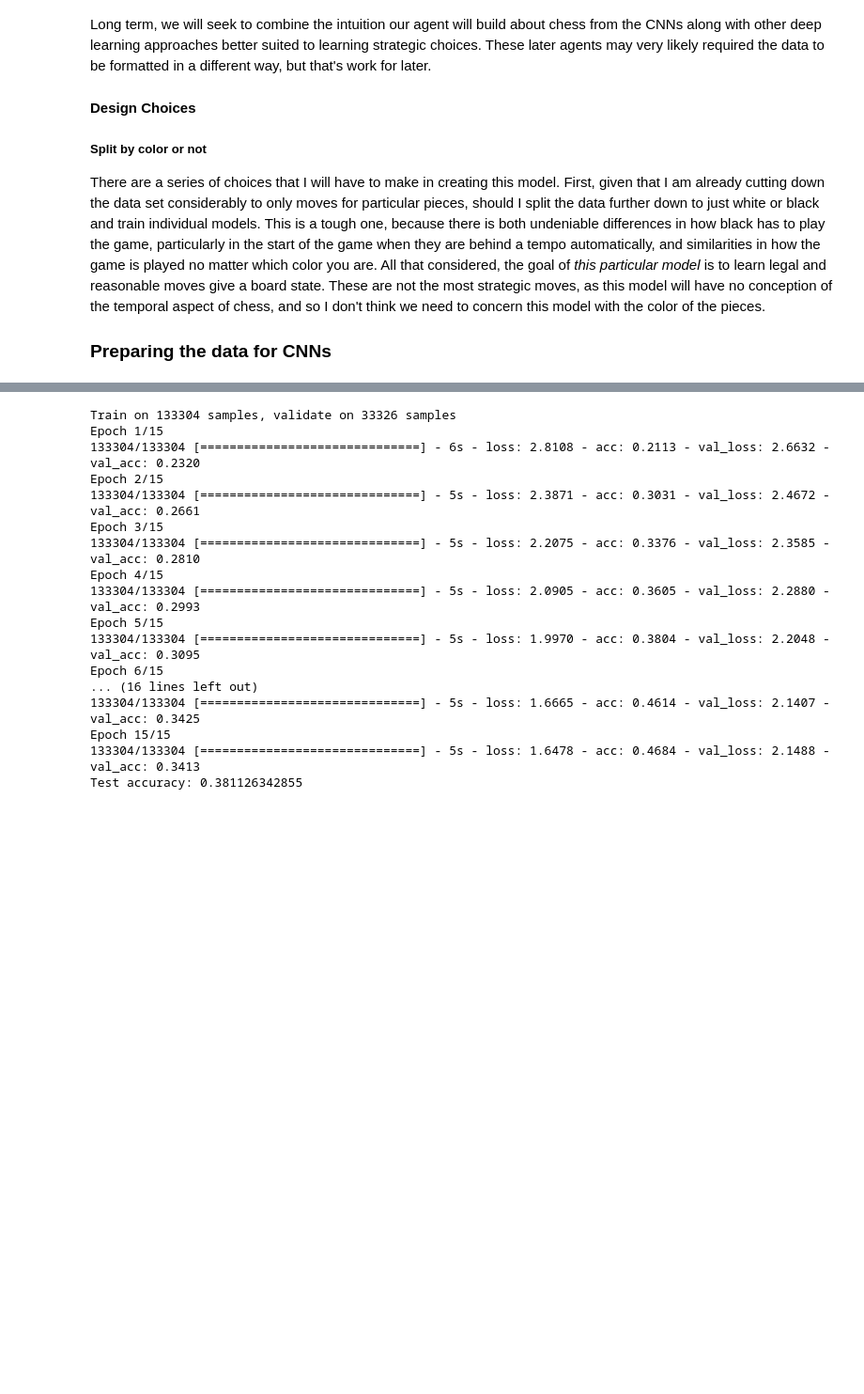
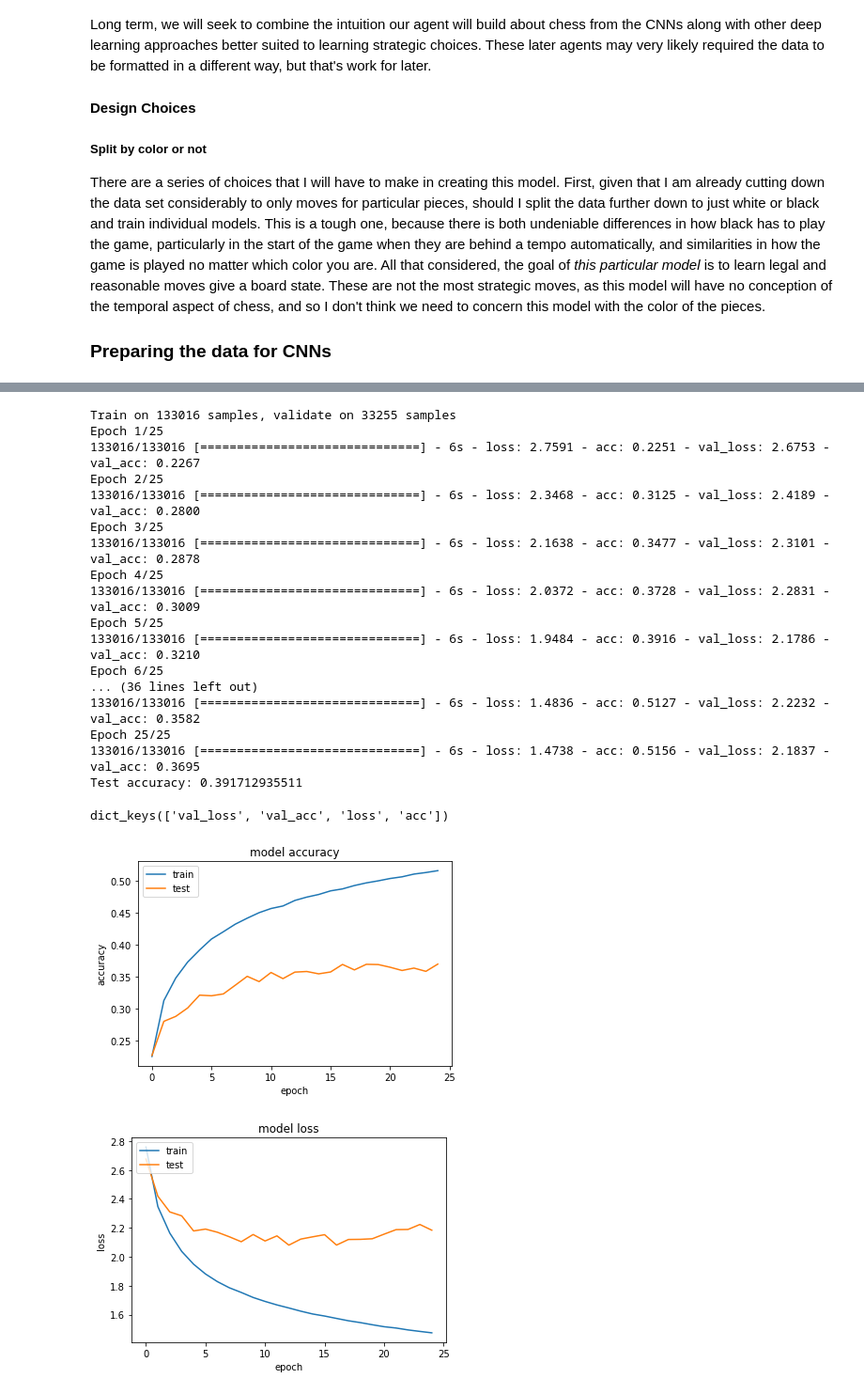
Before and after one commit to mrklees/deepconv-chess, a Jupyter notebook: Convolutional Model.ipynb, the cells around one changed output, grey strips where cells are left out. Shown at 94% size. Saved outputs shown, nothing was run; the diff lists cells and outputs as text; code cells hidden in the pictures; blank space fills up the shorter version.

```diff
--- a/Convolutional Model.ipynb
+++ b/Convolutional Model.ipynb
@@ -236,25 +236,44 @@ def piece_selector_model(kernal_size=(3, 3), conv_layers=2, dense_layers=2):
     model.add(Dense(NB_CLASSES))
     model.add(Activation("softmax"))
     return model
+
+def compile_and_fit_ps_model(X_train, y_train, model):
+    OPTIMIZER = Adam()
+    BATCH_SIZE = 128
+    NB_EPOCH = 25
+    VALIDATION_SPLIT = 0.2
+    VERBOSE = 1
+
+    model.compile(loss="categorical_crossentropy", optimizer=OPTIMIZER, metrics=["accuracy"])
+    history = model.fit(X_train, y_train,
+                    batch_size=BATCH_SIZE, epochs=NB_EPOCH,
+                    verbose=VERBOSE, validation_split=VALIDATION_SPLIT)
+    return model, history
 # %%
-pawn_model, pawn_history = compile_and_fit_ms_model(pawn_X_tr, pawn_y_tr, piece_selector_model())
+pawn_model, pawn_history = compile_and_fit_ps_model(pawn_X_tr, pawn_y_tr, piece_selector_model())
 pawn_model, pawn_score = score_model(pawn_X_test, pawn_y_test, pawn_model)
 # %% [output]
-Train on 133304 samples, validate on 33326 samples
-Epoch 1/15
-133304/133304 [==============================] - 6s - loss: 2.8108 - acc: 0.2113 - val_loss: 2.6632 - val_acc: 0.2320
-Epoch 2/15
-133304/133304 [==============================] - 5s - loss: 2.3871 - acc: 0.3031 - val_loss: 2.4672 - val_acc: 0.2661
-Epoch 3/15
-133304/133304 [==============================] - 5s - loss: 2.2075 - acc: 0.3376 - val_loss: 2.3585 - val_acc: 0.2810
-Epoch 4/15
-133304/133304 [==============================] - 5s - loss: 2.0905 - acc: 0.3605 - val_loss: 2.2880 - val_acc: 0.2993
-Epoch 5/15
-133304/133304 [==============================] - 5s - loss: 1.9970 - acc: 0.3804 - val_loss: 2.2048 - val_acc: 0.3095
-Epoch 6/15
-... (16 lines left out)
-133304/133304 [==============================] - 5s - loss: 1.6665 - acc: 0.4614 - val_loss: 2.1407 - val_acc: 0.3425
-Epoch 15/15
-133304/133304 [==============================] - 5s - loss: 1.6478 - acc: 0.4684 - val_loss: 2.1488 - val_acc: 0.3413
-Test accuracy: 0.381126342855
+Train on 133016 samples, validate on 33255 samples
+Epoch 1/25
+133016/133016 [==============================] - 6s - loss: 2.7591 - acc: 0.2251 - val_loss: 2.6753 - val_acc: 0.2267
+Epoch 2/25
+133016/133016 [==============================] - 6s - loss: 2.3468 - acc: 0.3125 - val_loss: 2.4189 - val_acc: 0.2800
+Epoch 3/25
+133016/133016 [==============================] - 6s - loss: 2.1638 - acc: 0.3477 - val_loss: 2.3101 - val_acc: 0.2878
+Epoch 4/25
+133016/133016 [==============================] - 6s - loss: 2.0372 - acc: 0.3728 - val_loss: 2.2831 - val_acc: 0.3009
+Epoch 5/25
+133016/133016 [==============================] - 6s - loss: 1.9484 - acc: 0.3916 - val_loss: 2.1786 - val_acc: 0.3210
+Epoch 6/25
+... (36 lines left out)
+133016/133016 [==============================] - 6s - loss: 1.4836 - acc: 0.5127 - val_loss: 2.2232 - val_acc: 0.3582
+Epoch 25/25
+133016/133016 [==============================] - 6s - loss: 1.4738 - acc: 0.5156 - val_loss: 2.1837 - val_acc: 0.3695
+Test accuracy: 0.391712935511
+# %%
+plot_acc_loss(pawn_history)
+# %% [output]
+dict_keys(['val_loss', 'val_acc', 'loss', 'acc'])
+[figure, added]
+[figure, added]
 # %%
```
Also changed, not shown: parts of 19 cells of this notebook, 1 other file.
